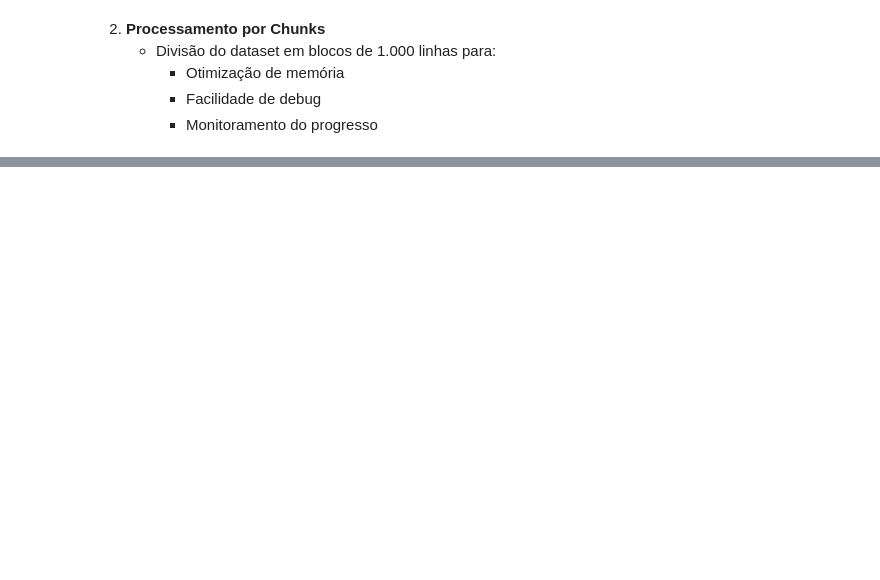
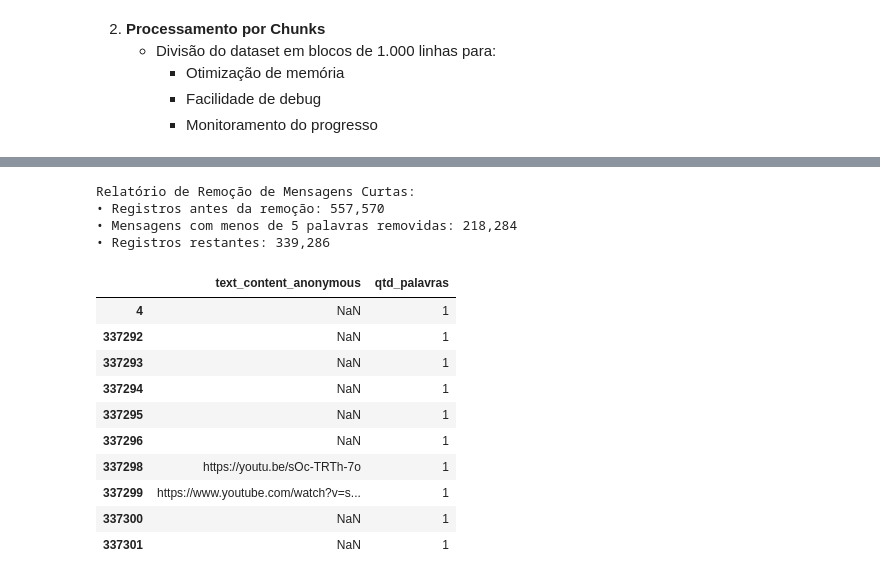
Before and after one commit to EstherMart/Data-Mining, a Jupyter notebook: Lista03_AnaliseDeDados/analise_de_dados.ipynb, the cells around one changed output, grey strips where cells are left out. Drawn from its saved outputs; the diff is of its cells as text; code cells hidden in the pictures; blank space fills up the shorter version.

```diff
--- a/Lista03_AnaliseDeDados/analise_de_dados.ipynb
+++ b/Lista03_AnaliseDeDados/analise_de_dados.ipynb
@@ -143,0 +272,35 @@ if trava_dist.get(True, 0) > 0:
+# %%
+# Criação da feature 'qtd_palavras' com a contagem de palavras na mensagem
+df_sem_trava_zap['qtd_palavras'] = df_sem_trava_zap['text_content_anonymous'].astype(str).apply(lambda x: len(x.split()))
+
+# Identificação das mensagens com menos de 5 palavras
+mensagens_curta = df_sem_trava_zap[df_sem_trava_zap['qtd_palavras'] < 5]
+
+# Filtragem: apenas mensagens com 5 ou mais palavras
+df_sem_mensagens_curtas = df_sem_trava_zap[df_sem_trava_zap['qtd_palavras'] >= 5].reset_index(drop=True)
+
+# Relatório de remoção
+print("\033[1mRelatório de Remoção de Mensagens Curtas:\033[0m")
+print(f"• Registros antes da remoção: {len(df_sem_trava_zap):,}")
+print(f"• Mensagens com menos de 5 palavras removidas: {len(mensagens_curta):,}")
+print(f"• Registros restantes: {len(df_sem_mensagens_curtas):,}")
+
+# Visualização das mensagens que foram removidas
+if not mensagens_curta.empty:
+    display(mensagens_curta[['text_content_anonymous', 'qtd_palavras']].sort_values(by='qtd_palavras').head(10)) # Apenas os 10 primeiros casos
+# %% [output]
+Relatório de Remoção de Mensagens Curtas:
+• Registros antes da remoção: 557,570
+• Mensagens com menos de 5 palavras removidas: 218,284
+• Registros restantes: 339,286
+|  | text_content_anonymous | qtd_palavras |
+| 4 | NaN | 1 |
+| 337292 | NaN | 1 |
+| 337293 | NaN | 1 |
+| 337294 | NaN | 1 |
+| 337295 | NaN | 1 |
+| 337296 | NaN | 1 |
+| 337298 | https://youtu.be/sOc-TRTh-7o | 1 |
+| 337299 | https://www.youtube.com/watch?v=s... | 1 |
+| 337300 | NaN | 1 |
+| 337301 | NaN | 1 |
```
Also changed, not shown: parts of 22 cells of this notebook.
